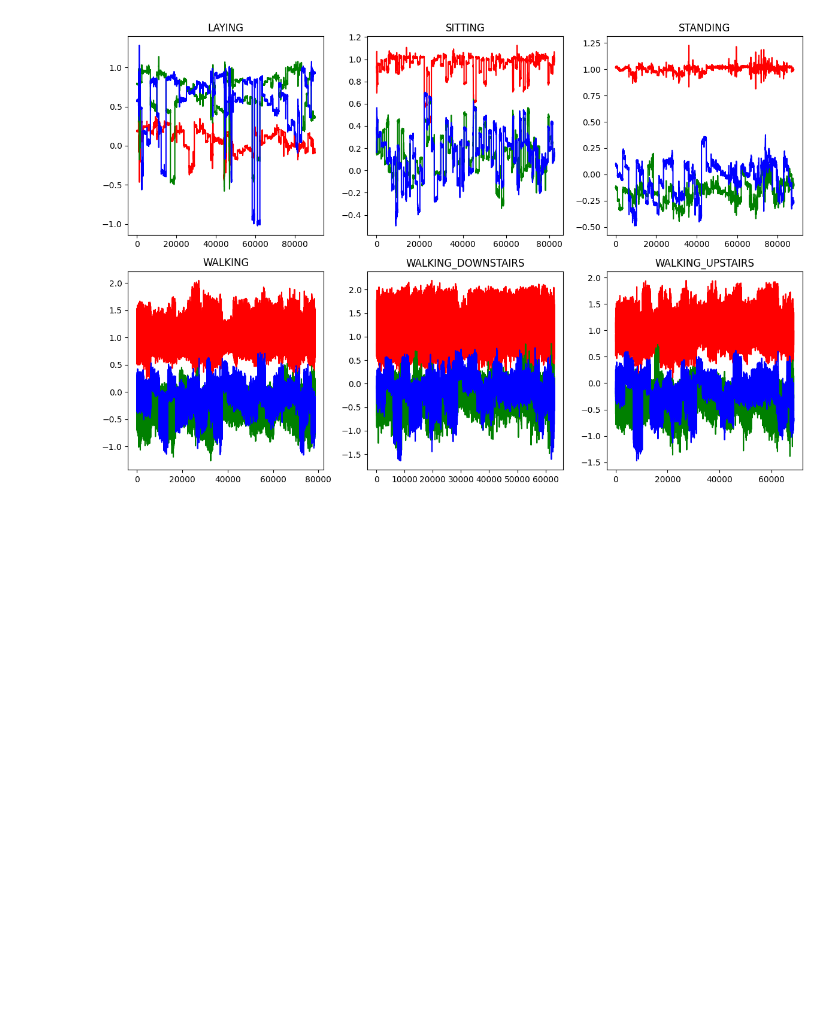
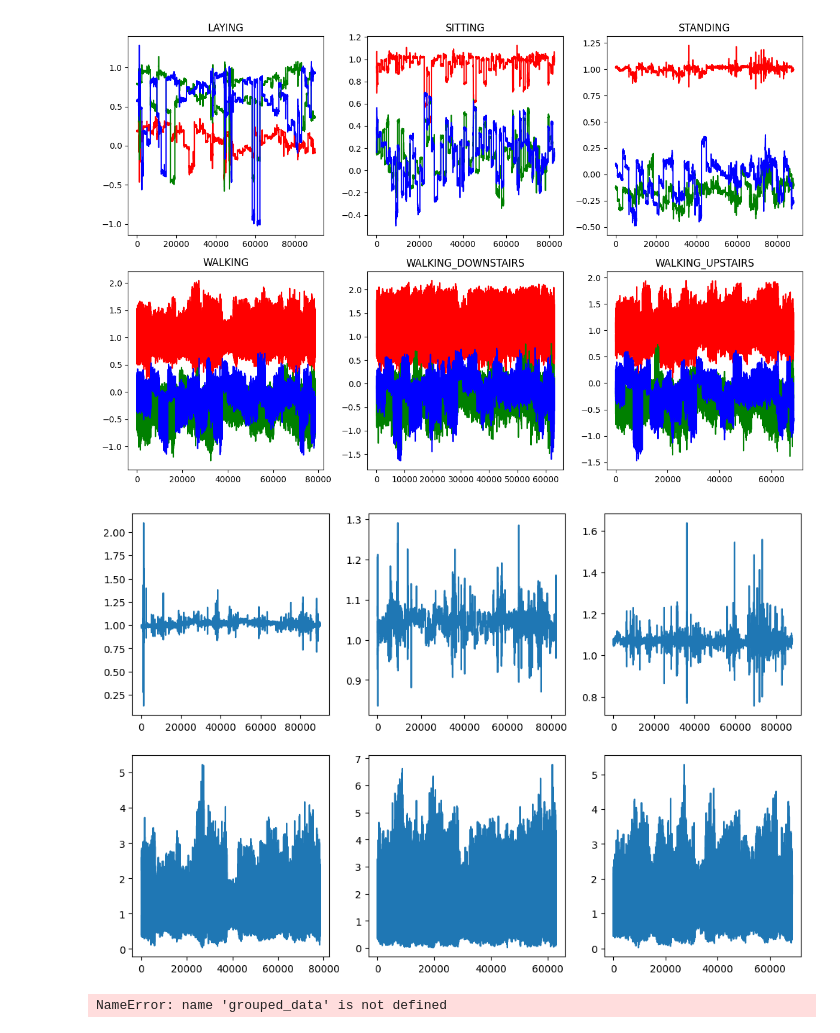
Before and after one commit to PankajGadhwal/ML-Projects, a Jupyter notebook: A1/HAR/Q1.ipynb, the cells around one changed output. Cells and saved outputs as stored; diff of their text form; code cells hidden in the pictures; blank space fills up the shorter version.

```diff
--- a/A1/HAR/Q1.ipynb
+++ b/A1/HAR/Q1.ipynb
@@ -88,0 +159,35 @@ plt.show()
+# %%
+fig, axes = plt.subplots(nrows=2, ncols=3, figsize=(12, 8))
+
+for i in range(len(activity_classes)):
+    waveform = X_train[y_train == activity_classes[i]]
+
+    sum_of_squares = np.sum(waveform**2, axis=1)
+
+    row = i // 3
+    col = i % 3
+    axes[row, col].plot(sum_of_squares, label=activity_classes[i])
+
+plt.show()
+# %% [output]
+[figure, added]
+# %%
+X_train_total_acc = np.sum(grouped_data**2, axis=2)
+X_train_total_acc = X_train_total_acc.reshape(-1, 1)
+
+data_with_labels = np.column_stack((X_train_total_acc, y_train))
+
+pca = PCA(n_components=2)
+X_train_pca = pca.fit_transform(data_with_labels)
+
+plt.figure(figsize=(8, 6))
+for activity in np.unique(y_train):
+    indices = np.where(y_train == activity)
+    plt.scatter(X_train_pca[indices, 0], X_train_pca[indices, 1], label=activity)
+plt.title('PCA on Total Acceleration')
+plt.xlabel('Principal Component 1')
+plt.ylabel('Principal Component 2')
+plt.legend()
+plt.show()
+# %% [output]
+NameError: name 'grouped_data' is not defined
```
Also changed, not shown: parts of 8 cells of this notebook.
